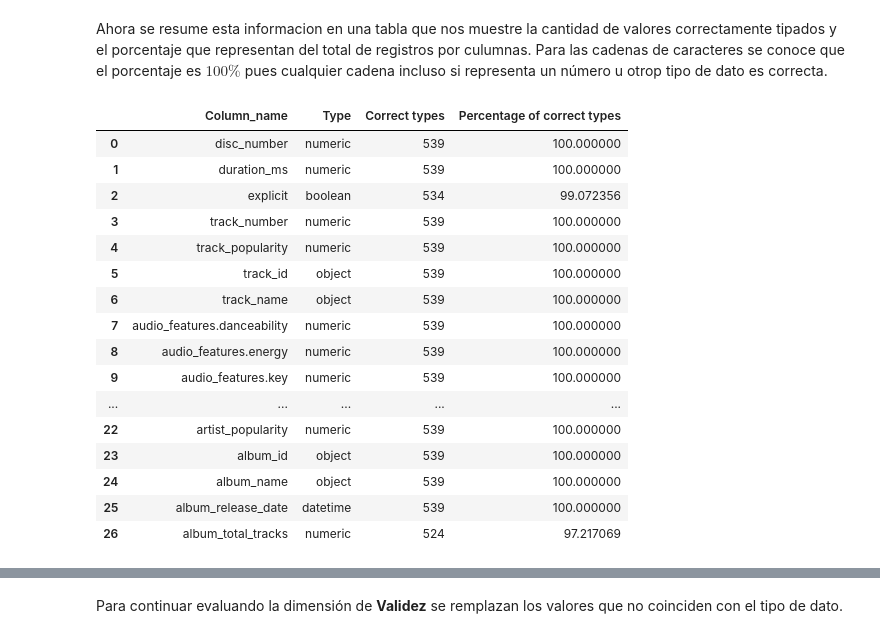
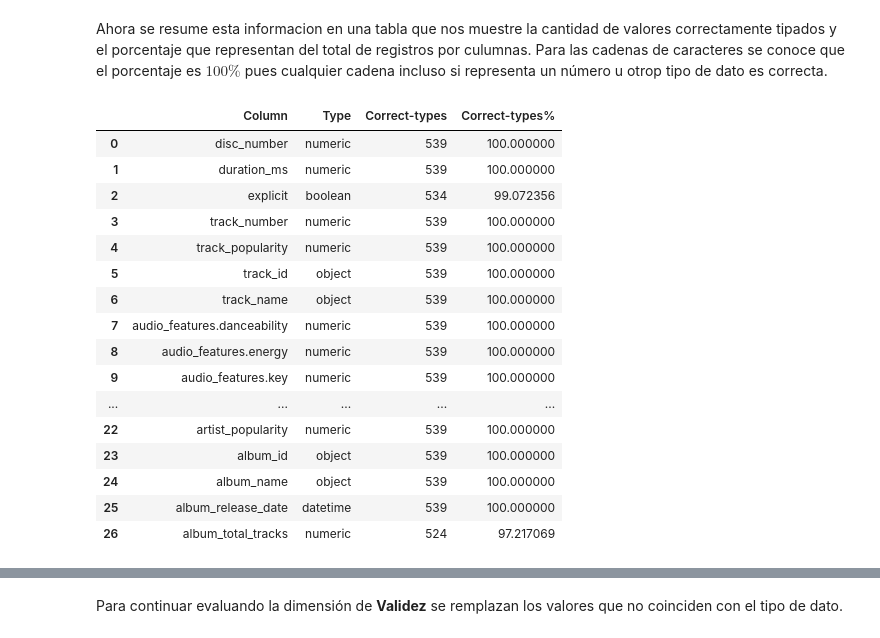
Before and after one commit to jhsilvaz13/Technical-test-R5, a Jupyter notebook: case.QA.taylor.spotify.api.report.validity.ipynb, the cells around one changed output, grey strips where cells are left out. Drawn from its saved outputs; the diff is of its cells as text; code cells hidden in the pictures.

```diff
--- a/case.QA.taylor.spotify.api.report.validity.ipynb
+++ b/case.QA.taylor.spotify.api.report.validity.ipynb
@@ -121,15 +121,20 @@ Para las columnas que coinciden con el tipo de dato detectado y el tipo de dato
 Para estas columnas se deben idenentificas los registros que no coinciden con el tipo de dato deseado y calculara el porcentaje de consistencia de tipos de datos. Para algunas columnas se pueden contar cuales son los tipos de datos con funciones como value_counts() o mediante representaciones gráficas como histogramas, para otras columnas se debe hacer una revisión más detallada de los datos para identificar los registros que no coinciden con el tipo de dato deseado.
 # %%
 # Validate if this column has values that not corresponding to the data type that we expect
+from matplotlib import  ticker
 columns=['explicit',
 'audio_features.key',
 'audio_features.time_signature',
 'album_total_tracks']
-fig=plt.figure(figsize=(20,20))
+fig=plt.figure(figsize=(10,20))
 
 for column in columns:
     df_values=df[column].value_counts().to_frame().reset_index()
-    fig.add_subplot(3,2,columns.index(column)+1)
-    plt.bar(df_values[column], df_values['count'])
-    plt.title(column)
+    fig.add_subplot(4,1,columns.index(column)+1)
+    ax=plt.gca()
+    plt.bar(df_values[column], df_values['count'], color='#05f29b')
+    ax.xaxis.set_major_locator(ticker.MultipleLocator(1))
+    plt.title("VALUES FOR: " + column,  fontsize=13, fontweight='bold', color='#000059')
+    for container in ax.containers:
+        ax.bar_label(container, fmt='%.0f', label_type='edge', color='#000059')
 # %% [output]
@@ -283,54 +288,54 @@ object_columns=['track_id',
                 'artist_name',
                 'album_id',
                 'album_name',]
-df_types=pd.DataFrame(columns=['Column_name', 'Type', 'Correct types','Percentage of correct types'])
+df_types=pd.DataFrame(columns=['Column', 'Type', 'Correct-types','Correct-types%'])
 
 for column in df.columns:
     if column in object_columns:
         df_types.loc[len(df_types)]={
-            'Column_name': column,
+            'Column': column,
             'Type': 'object',
-            'Correct types': len(df[column]),
-            'Percentage of correct types': 100
+            'Correct-types': len(df[column]),
+            'Correct-types%': 100
         }
     elif column in numeric_columns:
         column_temp=df[column]
         column_temp=column_temp[column_temp.notna()]
         column_temp=pd.to_numeric(column_temp, errors='coerce')
         df_types.loc[len(df_types)]={
-            'Column_name': column,
+            'Column': column,
             'Type': 'numeric',
-            'Correct types':len(df[column])-column_temp.isna().sum(),
-            'Percentage of correct types': (len(df[column])-column_temp.isna().sum())/len(df[column])*100
+            'Correct-types':len(df[column])-column_temp.isna().sum(),
+            'Correct-types%': (len(df[column])-column_temp.isna().sum())/len(df[column])*100
         }
     elif column in boolean_columns:
         column_temp=df[column]# save the column in a temp variable
         column_temp.replace(
             {'True': True,
             'False': False,
             }
             , inplace=True)
         column_temp=pd.to_numeric(column_temp, errors='coerce')
         column_temp=column_temp.astype('boolean', errors='raise')
         df_types.loc[len(df_types)]={
-            'Column_name': column,
+            'Column': column,
             'Type': 'boolean',
-            'Correct types':len(df[column])-column_temp.isna().sum(),
-            'Percentage of correct types': (len(df[column])-column_temp.isna().sum())/len(df[column])*100
+            'Correct-types':len(df[column])-column_temp.isna().sum(),
+            'Correct-types%': (len(df[column])-column_temp.isna().sum())/len(df[column])*100
         }
     elif column in datetime_columns:
         datetime_columns=['album_release_date']
         column_temp=df[datetime_columns[0]]# save the column in a temp variable
         column_temp=pd.to_datetime(column_temp, errors='coerce')
         df_types.loc[len(df_types)]={
-            'Column_name': column,
+            'Column': column,
             'Type': 'datetime',
-            'Correct types':len(df[column])-column_temp.isna().sum(),
-            'Percentage of correct types': (len(df[column])-column_temp.isna().sum())/len(df[column])*100
+            'Correct-types':len(df[column])-column_temp.isna().sum(),
+            'Correct-types%': (len(df[column])-column_temp.isna().sum())/len(df[column])*100
         }
 df_types
 # %% [output]
-|  | Column_name | Type | Correct types | Percentage of correct types |
+|  | Column | Type | Correct-types | Correct-types% |
 | 0 | disc_number | numeric | 539 | 100.000000 |
 | 1 | duration_ms | numeric | 539 | 100.000000 |
 | 2 | explicit | boolean | 534 | 99.072356 |
```
Also changed, not shown: parts of 6 cells of this notebook, 6 other files.
